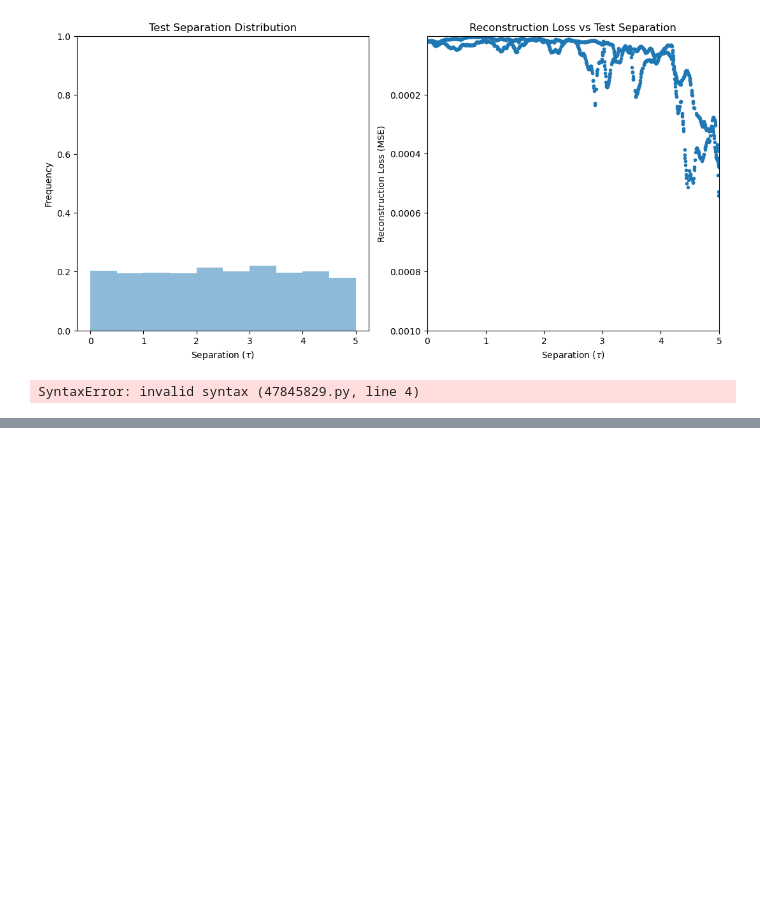
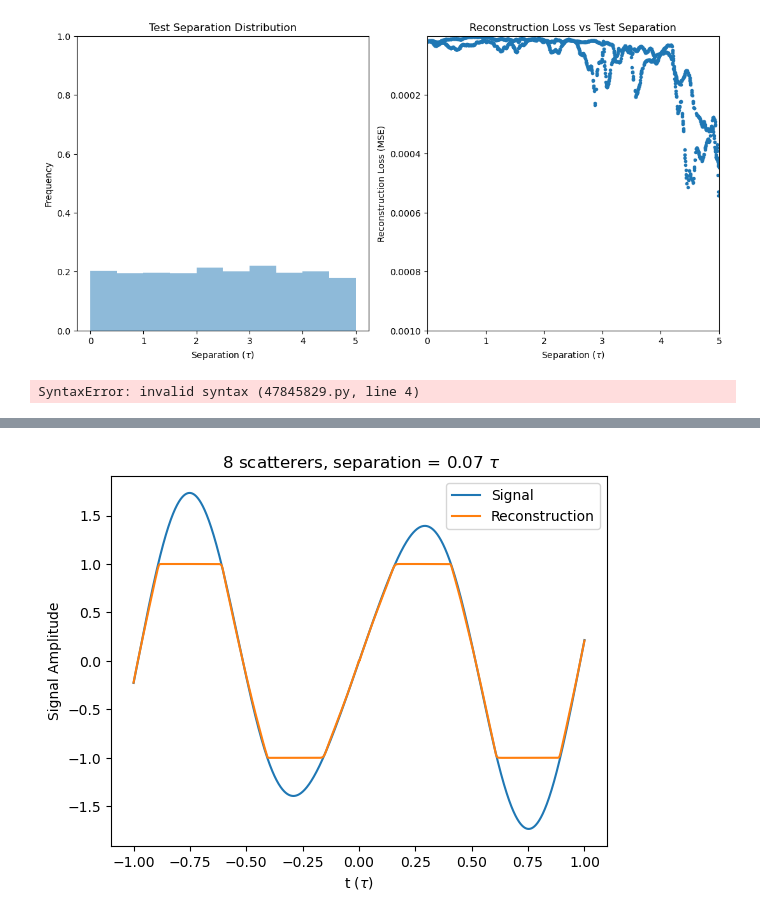
Before and after one commit to abhishekchak52/radar-ml, a Jupyter notebook: autoencoder.ipynb, the cells around one changed output, grey strips where cells are left out. Cells and saved outputs as stored; diff of their text form; code cells hidden in the pictures; blank space fills up the shorter version.

```diff
--- a/autoencoder.ipynb
+++ b/autoencoder.ipynb
@@ -225,0 +262,2 @@ SyntaxError: invalid syntax (47845829.py, line 4)
+# %%
+sf_train, sf_val, sf_test = random_split(sf_dataset, [0.8, 0.1, 0.1], generator=torch.Generator().manual_seed(42))
@@ -225,0 +353,9 @@ SyntaxError: invalid syntax (47845829.py, line 4)
+# %%
+# load checkpoint
+checkpoint = "./lightning_logs/version_0/checkpoints/epoch=18-step=34200.ckpt"
+autoencoder = SFAutoEncoder.load_from_checkpoint(checkpoint, encoder=SFencoder, decoder=SFdecoder)
+
+# choose your trained nn.Module
+trained_encoder = autoencoder.encoder
+trained_decoder = autoencoder.decoder
+trained_encoder.eval()
@@ -225,0 +382,18 @@ SyntaxError: invalid syntax (47845829.py, line 4)
+# %%
+with torch.no_grad():
+    # embed 4 fake images!
+    fake_x, fake_y = sf_test[158]
+    recon = trained_decoder(trained_encoder(fake_x))
+    tlist = np.linspace(-1, 1, 2000)
+    fig, ax = plt.subplots()
+    ax.plot(tlist, fake_x.cpu().numpy(), label="Signal")
+    ax.plot(tlist, recon, label="Reconstruction")
+    ax.legend()
+    ax.set(
+        # xlim=(-2, 2),
+        xlabel=r"t ($\tau$)",
+        ylabel="Signal Amplitude",
+        title=rf"{int(fake_y.detach().numpy()[0]):2d} scatterers, separation = {fake_y.detach().numpy()[1]:.2f} $\tau$",
+    )
+    print(f"Loss = {nn.functional.mse_loss(recon, fake_x):.2e}")
+# %% [output]
@@ -225,0 +401 @@ SyntaxError: invalid syntax (47845829.py, line 4)
+[figure, added]
```
Also changed, not shown: parts of 17 cells of this notebook, 1 other file.
